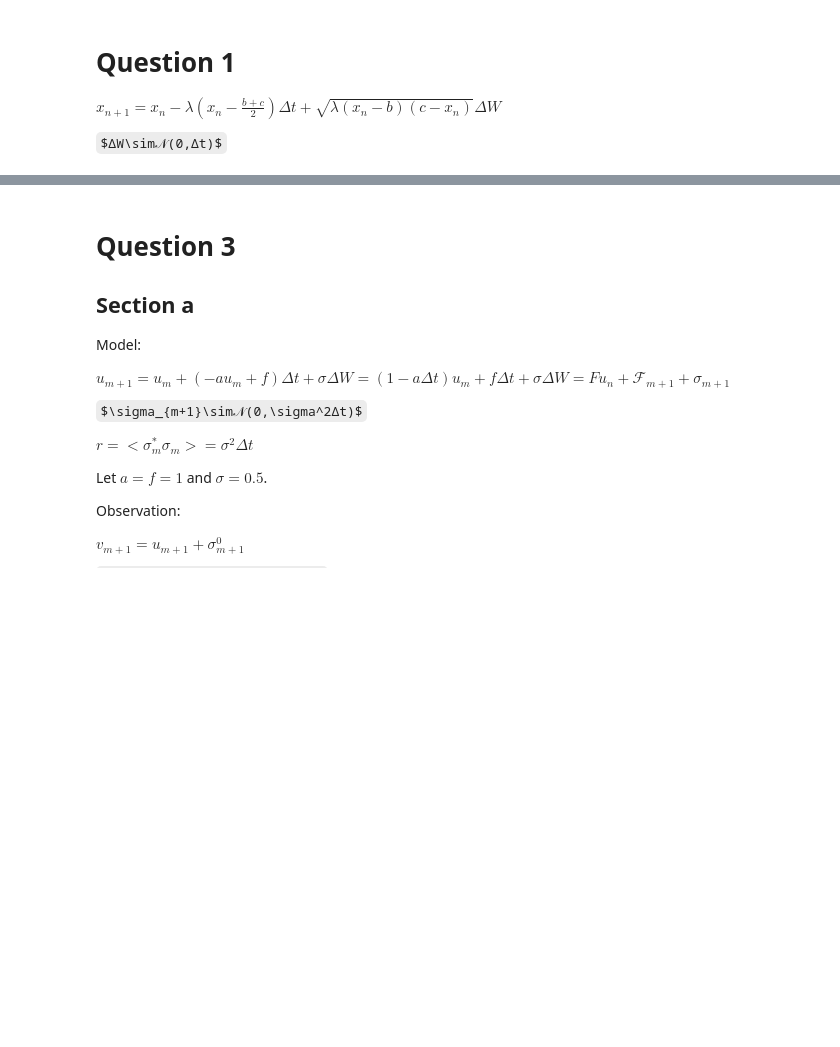
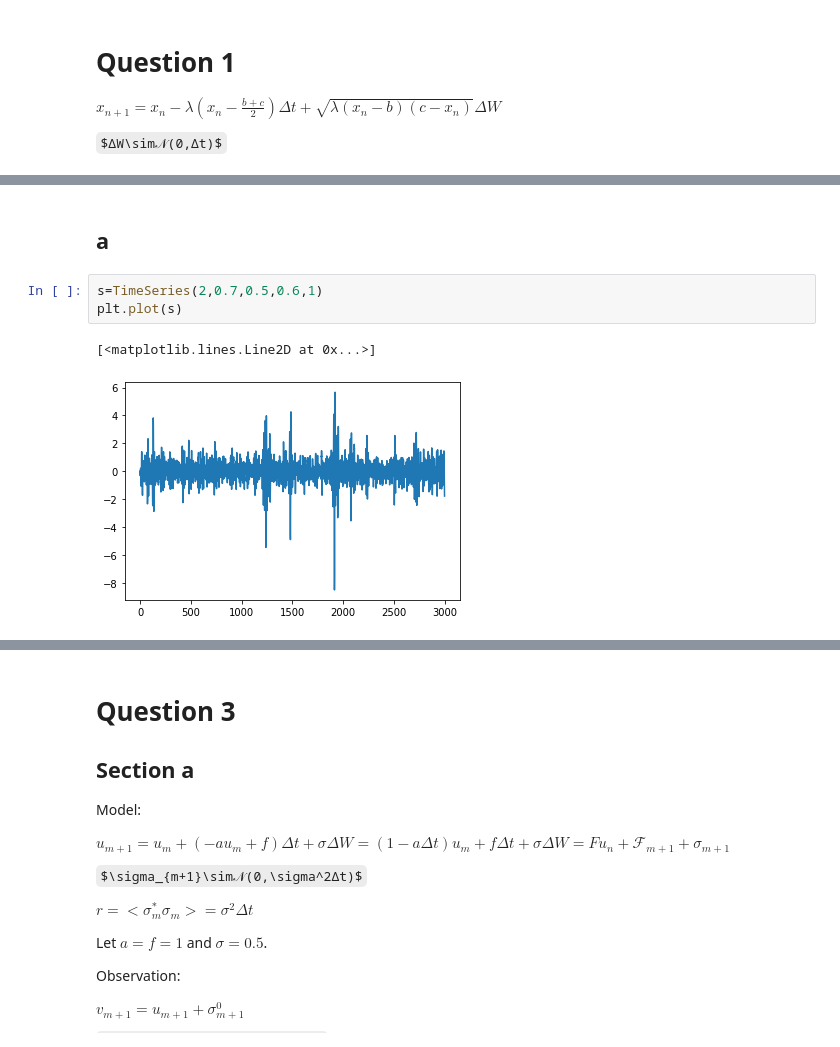
Before and after one commit to Guidong99/Colab, a Jupyter notebook: 833hw4.ipynb, the cells around one changed output, grey strips where cells are left out. Drawn from its saved outputs; the diff is of its cells as text; some formulas as TeX source; blank space fills up the shorter version.

```diff
--- a/833hw4.ipynb
+++ b/833hw4.ipynb
@@ -37,0 +67,8 @@ plt.show()
+# %% [markdown]
+## a
+# %%
+s=TimeSeries(2,0.7,0.5,0.6,1)
+plt.plot(s)
+# %% [output]
+[<matplotlib.lines.Line2D at 0x...>]
+[figure, added]
```
Also changed, not shown: parts of 16 cells of this notebook.
